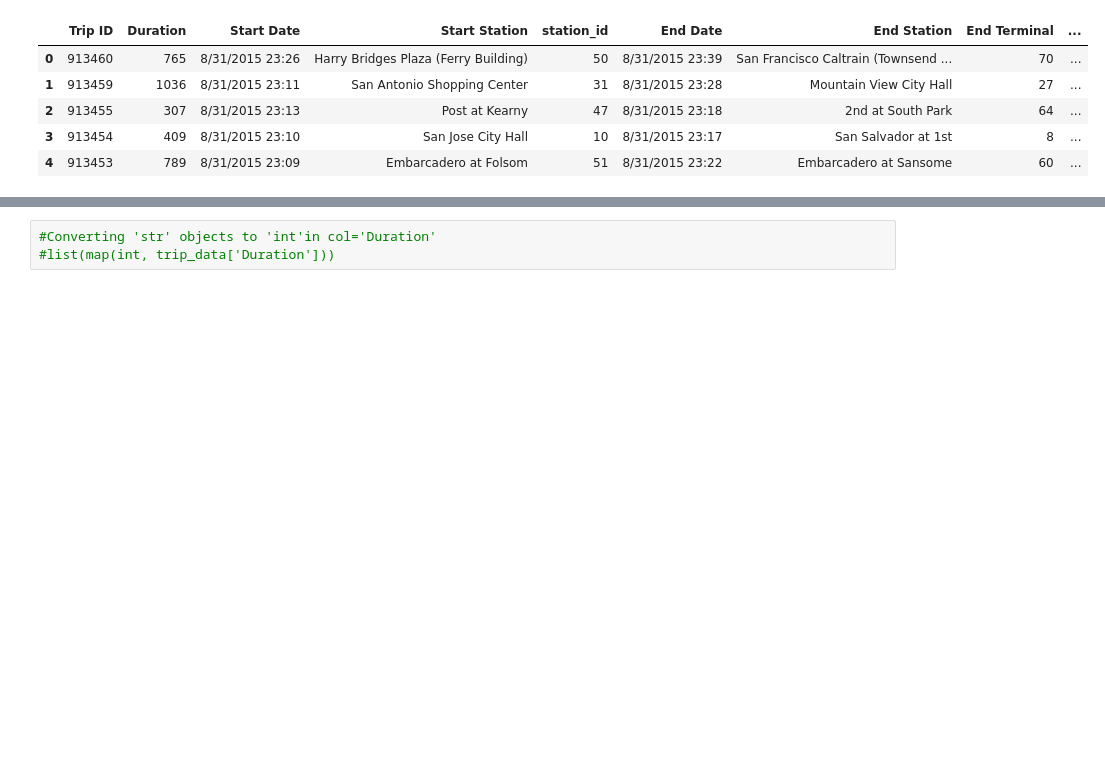
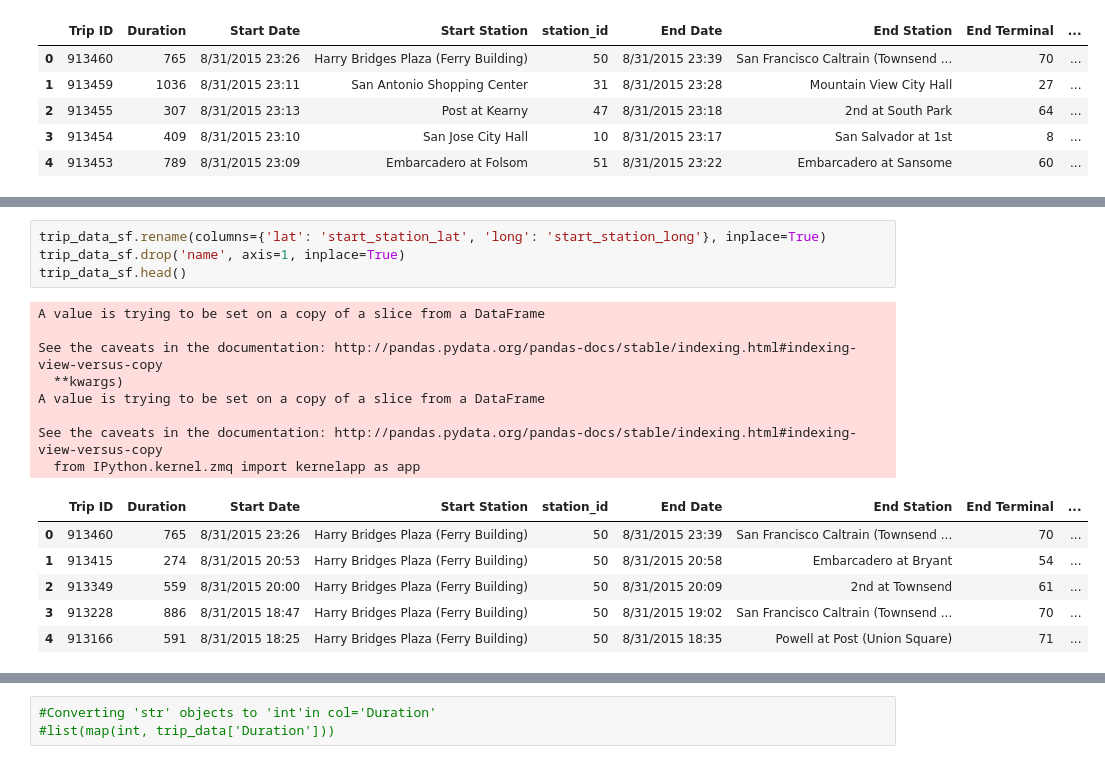
Before and after one commit to mattsarn/cycl.co, a Jupyter notebook: bike_sharing_analysis.ipynb, the cells around one changed output, grey strips where cells are left out. Cells and saved outputs as stored; diff of their text form; blank space fills up the shorter version.

Commit message:
caveats

```diff
--- a/bike_sharing_analysis.ipynb
+++ b/bike_sharing_analysis.ipynb
@@ -110,0 +96,19 @@ AttributeError: 'DataFrame' object has no attribute 'landmark'
+# %%
+trip_data_sf.rename(columns={'lat': 'start_station_lat', 'long': 'start_station_long'}, inplace=True)
+trip_data_sf.drop('name', axis=1, inplace=True)
+trip_data_sf.head()
+# %% [output]
+A value is trying to be set on a copy of a slice from a DataFrame
+
+See the caveats in the documentation: http://pandas.pydata.org/pandas-docs/stable/indexing.html#indexing-view-versus-copy
+  **kwargs)
+A value is trying to be set on a copy of a slice from a DataFrame
+
+See the caveats in the documentation: http://pandas.pydata.org/pandas-docs/stable/indexing.html#indexing-view-versus-copy
+  from IPython.kernel.zmq import kernelapp as app
+|  | Trip ID | Duration | Start Date | Start Station | station_id | End Date | End Station | End Terminal | ... |
+| 0 | 913460 | 765 | 8/31/2015 23:26 | Harry Bridges Plaza (Ferry Building) | 50 | 8/31/2015 23:39 | San Francisco Caltrain (Townsend ... | 70 | ... |
+| 1 | 913415 | 274 | 8/31/2015 20:53 | Harry Bridges Plaza (Ferry Building) | 50 | 8/31/2015 20:58 | Embarcadero at Bryant | 54 | ... |
+| 2 | 913349 | 559 | 8/31/2015 20:00 | Harry Bridges Plaza (Ferry Building) | 50 | 8/31/2015 20:09 | 2nd at Townsend | 61 | ... |
+| 3 | 913228 | 886 | 8/31/2015 18:47 | Harry Bridges Plaza (Ferry Building) | 50 | 8/31/2015 19:02 | San Francisco Caltrain (Townsend ... | 70 | ... |
+| 4 | 913166 | 591 | 8/31/2015 18:25 | Harry Bridges Plaza (Ferry Building) | 50 | 8/31/2015 18:35 | Powell at Post (Union Square) | 71 | ... |
```
Also changed, not shown: parts of 5 cells of this notebook.
